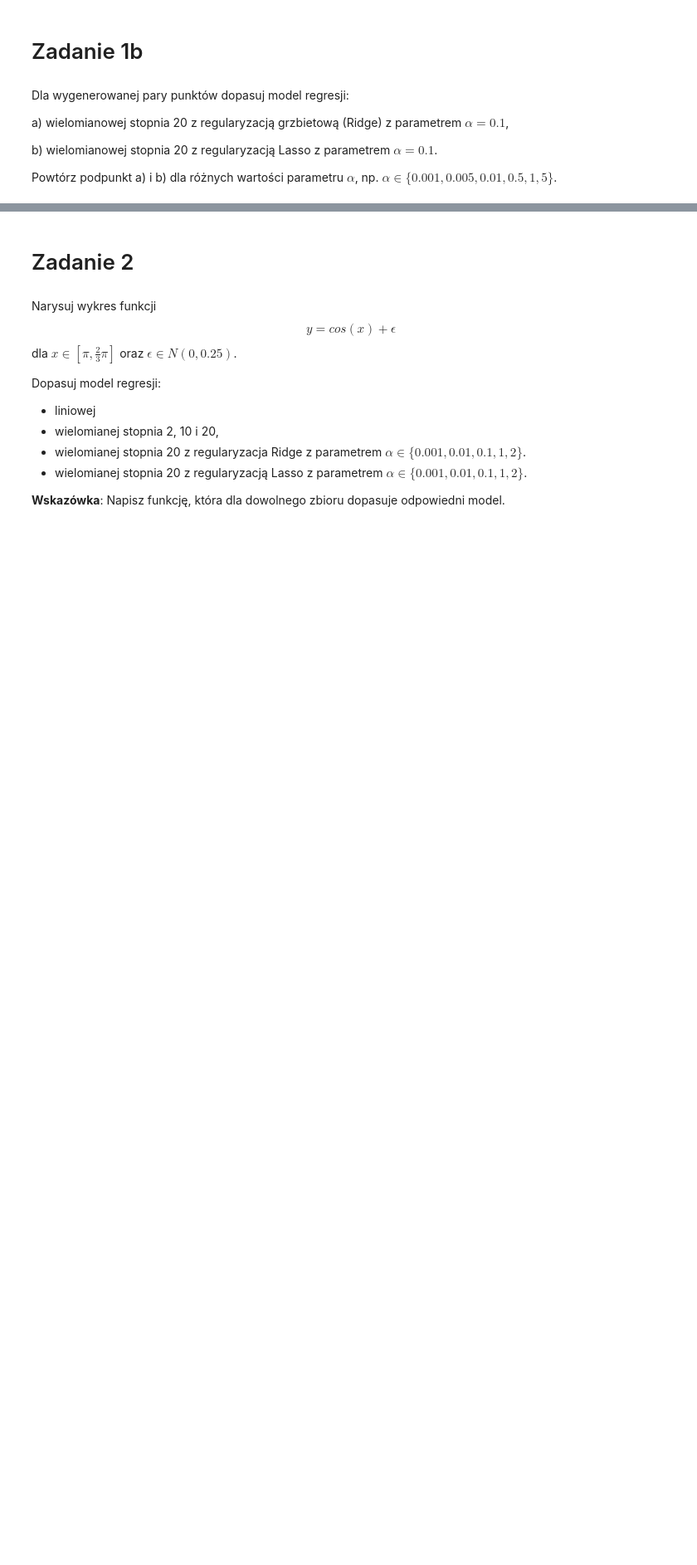
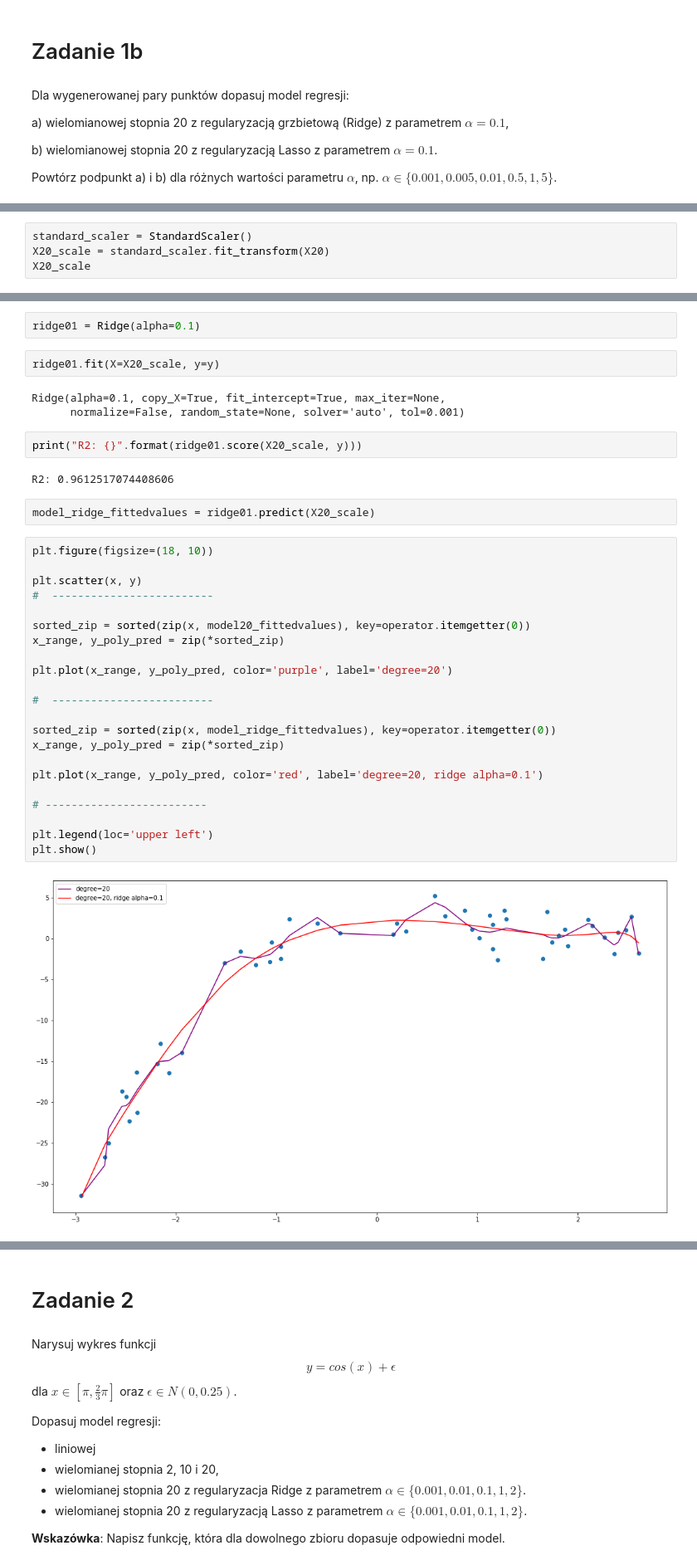
Before and after one commit to imatten/bootcamp_datascience, a Jupyter notebook: notebooks/05_regularyzacja_regresji_liniowej/01_regularyzacja_model_regresji.ipynb, the cells around one changed output, grey strips where cells are left out. Shown at 83% size. Cells and saved outputs as stored; diff of their text form; blank space fills up the shorter version.

```diff
--- a/notebooks/05_regularyzacja_regresji_liniowej/01_regularyzacja_model_regresji.ipynb
+++ b/notebooks/05_regularyzacja_regresji_liniowej/01_regularyzacja_model_regresji.ipynb
@@ -139,0 +272,4 @@ Powtórz podpunkt a) i b) dla różnych wartości parametru $\alpha$, np. $\alph
+# %%
+standard_scaler = StandardScaler()
+X20_scale = standard_scaler.fit_transform(X20)
+X20_scale
@@ -139,0 +292,37 @@ Powtórz podpunkt a) i b) dla różnych wartości parametru $\alpha$, np. $\alph
+# %%
+ridge01 = Ridge(alpha=0.1)
+# %%
+ridge01.fit(X=X20_scale, y=y)
+# %% [output]
+Ridge(alpha=0.1, copy_X=True, fit_intercept=True, max_iter=None,
+      normalize=False, random_state=None, solver='auto', tol=0.001)
+# %%
+print("R2: {}".format(ridge01.score(X20_scale, y)))
+# %% [output]
+R2: 0.9612517074408606
+# %%
+model_ridge_fittedvalues = ridge01.predict(X20_scale)
+# %%
+plt.figure(figsize=(18, 10))
+
+plt.scatter(x, y)
+#  -------------------------
+
+sorted_zip = sorted(zip(x, model20_fittedvalues), key=operator.itemgetter(0))
+x_range, y_poly_pred = zip(*sorted_zip)
+
+plt.plot(x_range, y_poly_pred, color='purple', label='degree=20')
+
+#  -------------------------
+
+sorted_zip = sorted(zip(x, model_ridge_fittedvalues), key=operator.itemgetter(0))
+x_range, y_poly_pred = zip(*sorted_zip)
+
+plt.plot(x_range, y_poly_pred, color='red', label='degree=20, ridge alpha=0.1')
+
+# -------------------------
+
+plt.legend(loc='upper left')
+plt.show()
+# %% [output]
+[figure, added]
```
Also changed, not shown: parts of 20 cells of this notebook.
